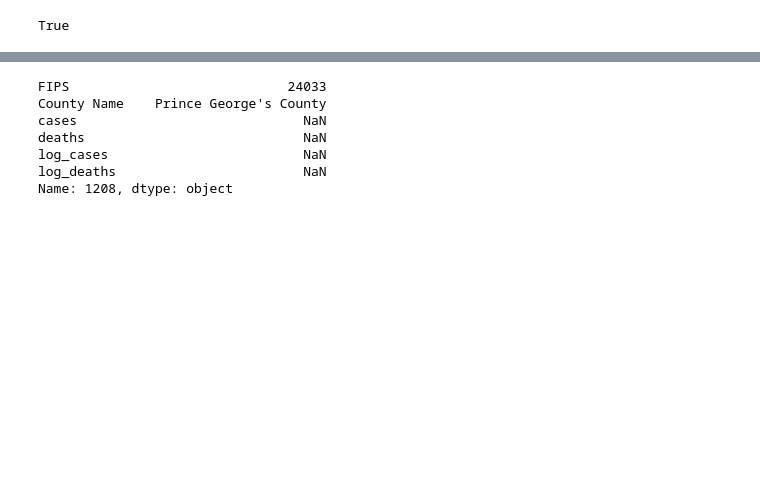
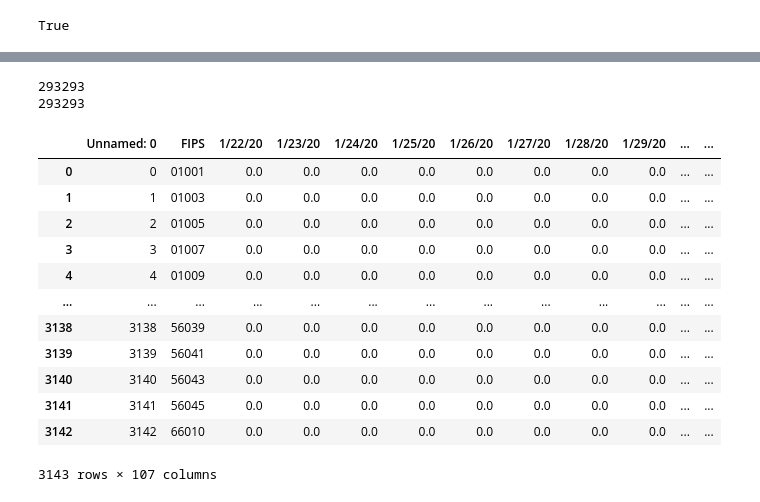
Before and after one commit to KevinHuang8/COVID19-prediction, a Jupyter notebook: models/curvefit.ipynb, the cells around one changed output, grey strips where cells are left out. Cells and saved outputs as stored; diff of their text form; code cells hidden in the pictures; blank space fills up the shorter version.

```diff
--- a/models/curvefit.ipynb
+++ b/models/curvefit.ipynb
@@ -294,0 +325,36 @@ print(len(pipeline2.models))
+# %%
+start_date = '04/01/2020'
+end_date = '06/30/2020'
+prediction_start = '05/06/2020'
+horizon = 14
+
+predictions = pipeline2.predictions
+data = u.load_covid_static(days_ago=5)
+
+to_write = [['id'] + [str(q) for q in quantiles]]
+for county in predictions:
+    print(f'writing {county}/{len(predictions) - 1}', end='\r')
+    if county == 3142:
+        fips = '66010'
+    else:
+        fips = data.iloc[county]['FIPS'].lstrip('0')
+    if fips in dont_include:
+        continue
+
+    county_pred = predictions[county]
+
+    date = dt.datetime.strptime(start_date, '%m/%d/%Y')
+    end = dt.datetime.strptime(end_date, '%m/%d/%Y')
+    predict_start = dt.datetime.strptime(prediction_start, '%m/%d/%Y')
+    predict_end = predict_start + dt.timedelta(days=horizon - 1)
+    while date <= end:
+        id_ = date.strftime('%Y-%m-%d-') + fips
+
+        if predict_start <= date <= predict_end:
+            index = (date - predict_start).days
+            p = list(county_pred[index, :])
+        else:
+            p = [0 for i in range(len(quantiles))]
+
+        to_write.append([id_] + p)
+        date = date + dt.timedelta(days=1)
@@ -295,2 +378,2 @@ print(len(pipeline2.models))
 # %%
-data = u.load_covid_static()
+data = u.load_covid_static(days_ago=5)
@@ -304,10 +380,26 @@ https://pandas.pydata.org/pandas-docs/stable/user_guide/indexing.html#deprecate-
-# %%
-data.iloc[1208]
-# %% [output]
-FIPS                            24033
-County Name    Prince George's County
-cases                             NaN
-deaths                            NaN
-log_cases                         NaN
-log_deaths                        NaN
-Name: 1208, dtype: object
+# %%
+your_submission = pd.read_csv('predictions.csv').set_index('id').sort_index()
+sample_submission = pd.read_csv('sample_submission.csv').set_index('id').sort_index()
+assert(your_submission.index.equals(sample_submission.index))
+
+print(len(your_submission.index))
+print(len(sample_submission.index))
+# %% [output]
+293293
+293293
+# %%
+df = u.load_nyt_deaths_raw()
+# %% [output]
+|  | Unnamed: 0 | FIPS | 1/22/20 | 1/23/20 | 1/24/20 | 1/25/20 | 1/26/20 | 1/27/20 | 1/28/20 | 1/29/20 | ... | ... |
+| 0 | 0 | 01001 | 0.0 | 0.0 | 0.0 | 0.0 | 0.0 | 0.0 | 0.0 | 0.0 | ... | ... |
+| 1 | 1 | 01003 | 0.0 | 0.0 | 0.0 | 0.0 | 0.0 | 0.0 | 0.0 | 0.0 | ... | ... |
+| 2 | 2 | 01005 | 0.0 | 0.0 | 0.0 | 0.0 | 0.0 | 0.0 | 0.0 | 0.0 | ... | ... |
+| 3 | 3 | 01007 | 0.0 | 0.0 | 0.0 | 0.0 | 0.0 | 0.0 | 0.0 | 0.0 | ... | ... |
+| 4 | 4 | 01009 | 0.0 | 0.0 | 0.0 | 0.0 | 0.0 | 0.0 | 0.0 | 0.0 | ... | ... |
+| ... | ... | ... | ... | ... | ... | ... | ... | ... | ... | ... | ... | ... |
+| 3138 | 3138 | 56039 | 0.0 | 0.0 | 0.0 | 0.0 | 0.0 | 0.0 | 0.0 | 0.0 | ... | ... |
+| 3139 | 3139 | 56041 | 0.0 | 0.0 | 0.0 | 0.0 | 0.0 | 0.0 | 0.0 | 0.0 | ... | ... |
+| 3140 | 3140 | 56043 | 0.0 | 0.0 | 0.0 | 0.0 | 0.0 | 0.0 | 0.0 | 0.0 | ... | ... |
+| 3141 | 3141 | 56045 | 0.0 | 0.0 | 0.0 | 0.0 | 0.0 | 0.0 | 0.0 | 0.0 | ... | ... |
+| 3142 | 3142 | 66010 | 0.0 | 0.0 | 0.0 | 0.0 | 0.0 | 0.0 | 0.0 | 0.0 | ... | ... |
+3143 rows × 107 columns
```
Also changed, not shown: parts of 32 cells of this notebook, 9 other files.
